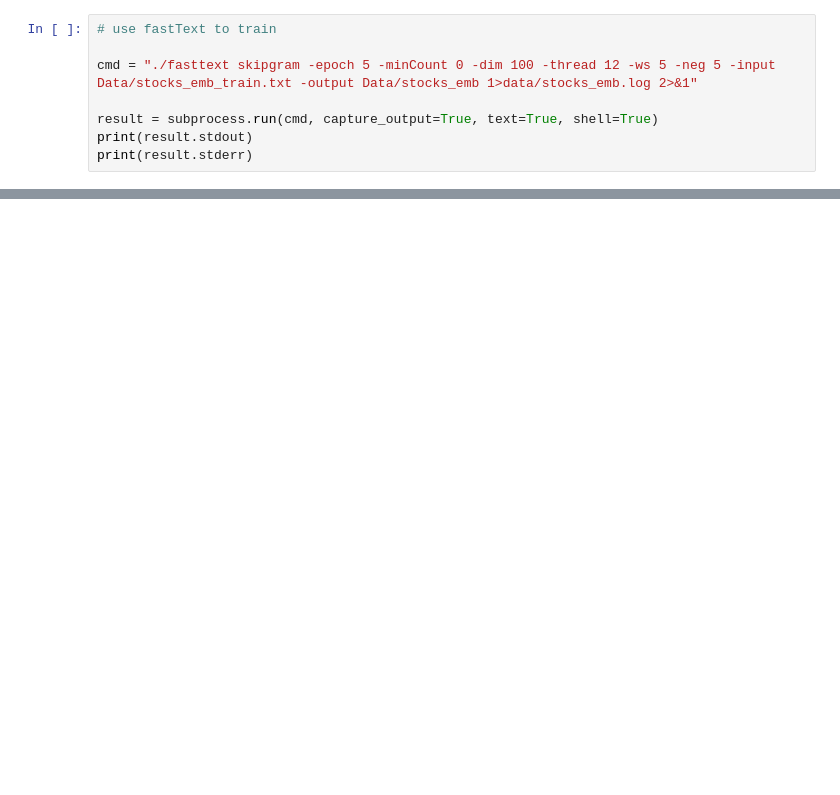
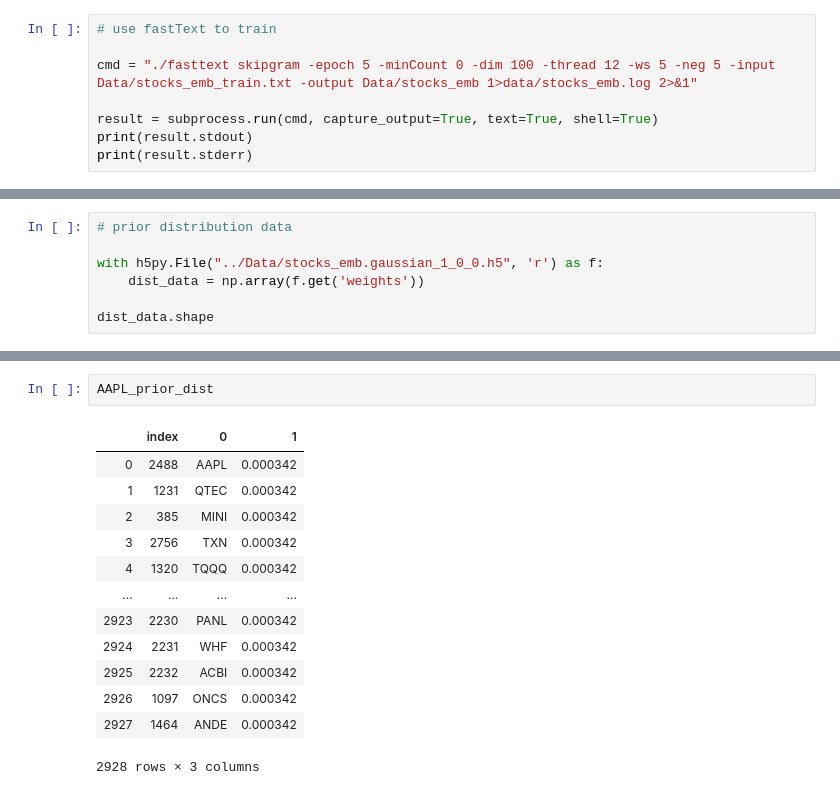
Before and after one commit to tianwu1119/deeplearning-seq2seq, a Jupyter notebook: stock2vec/raw_to_emb_train.ipynb, the cells around one changed output, grey strips where cells are left out. Saved outputs shown, nothing was run; the diff lists cells and outputs as text; blank space fills up the shorter version.

```diff
--- a/stock2vec/raw_to_emb_train.ipynb
+++ b/stock2vec/raw_to_emb_train.ipynb
@@ -109,0 +131,7 @@ WARNING:gensim.models.deprecated.word2vec:Slow version of gensim.models.deprecat
+# %%
+# prior distribution data
+
+with h5py.File("../Data/stocks_emb.gaussian_1_0_0.h5", 'r') as f:
+    dist_data = np.array(f.get('weights'))
+
+dist_data.shape
@@ -109,0 +168,16 @@ WARNING:gensim.models.deprecated.word2vec:Slow version of gensim.models.deprecat
+# %%
+AAPL_prior_dist
+# %% [output]
+|  | index | 0 | 1 |
+| 0 | 2488 | AAPL | 0.000342 |
+| 1 | 1231 | QTEC | 0.000342 |
+| 2 | 385 | MINI | 0.000342 |
+| 3 | 2756 | TXN | 0.000342 |
+| 4 | 1320 | TQQQ | 0.000342 |
+| ... | ... | ... | ... |
+| 2923 | 2230 | PANL | 0.000342 |
+| 2924 | 2231 | WHF | 0.000342 |
+| 2925 | 2232 | ACBI | 0.000342 |
+| 2926 | 1097 | ONCS | 0.000342 |
+| 2927 | 1464 | ANDE | 0.000342 |
+2928 rows × 3 columns
```
Also changed, not shown: parts of 17 cells of this notebook, 10 other files.
